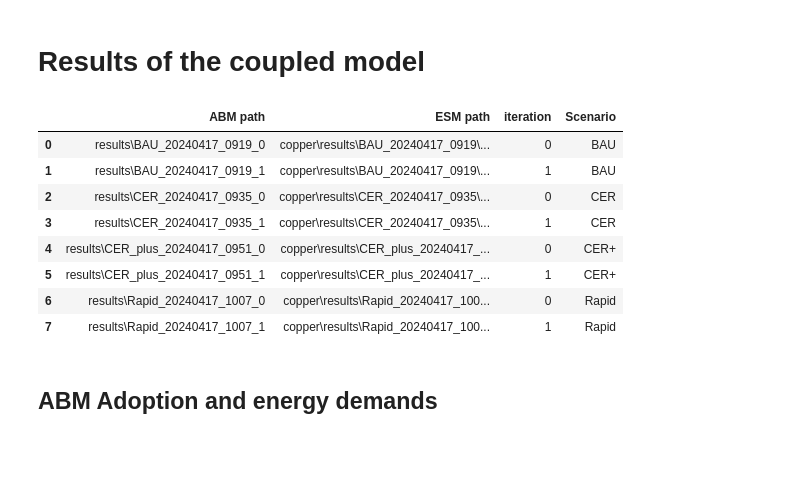
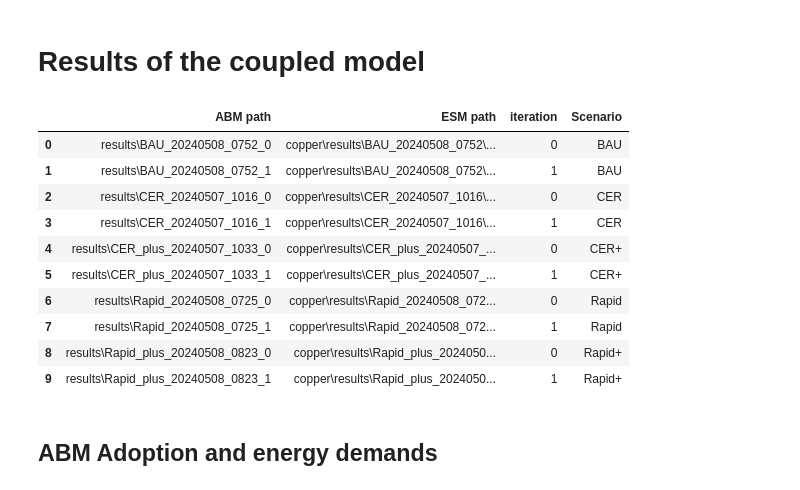
Before and after one commit to david-huck/canadopt, a Jupyter notebook: sandbox.ipynb, the cells around one changed output. Cells and saved outputs as stored; diff of their text form; code cells hidden in the pictures; blank space fills up the shorter version.

```diff
--- a/sandbox.ipynb
+++ b/sandbox.ipynb
@@ -103,42 +103,44 @@ fig.update_layout(yaxis_title="Peak demand (MW)")
 # %%
 import plotly.express as px
 import plotly.graph_objects as go
 import numpy as np
 from pathlib import Path
 import pandas as pd
 
 from abetam.figures import sciencify_plotly_fig
 
 def copper_result_dir(abm_result_dir: Path):
     scen_date, iteration = abm_result_dir.stem.rsplit("_",1)
     result_dirs = list(Path(f"copper/results/{scen_date}").iterdir())
     result_dirs = sorted(result_dirs)
     return result_dirs[int(iteration)]
 
 abm_result_dirs = Path("results").iterdir()
-date = "20240417"
+date = "202405"
 abm_result_dirs = [d for d in abm_result_dirs if date in d.name]
 # abm_result_dirs
 result_df = pd.DataFrame(list([(d, copper_result_dir(d)) for d in sorted(abm_result_dirs)]), columns=["ABM path", "ESM path"])
 result_df["iteration"] = result_df["ABM path"].apply( lambda p: p.stem.rsplit("_",1)[-1]).astype(int)
 
 result_df["Scenario"] = result_df["ABM path"].apply( lambda p: p.stem.split("_",1)[0])
 
 scen_mod = result_df["ABM path"].apply(lambda p: "+" if "_plus" in p.stem else "")
 
 result_df["Scenario"] = result_df["Scenario"] + scen_mod
 
 result_df
 # %% [output]
 |  | ABM path | ESM path | iteration | Scenario |
-| 0 | results\BAU_20240417_0919_0 | copper\results\BAU_20240417_0919\... | 0 | BAU |
-| 1 | results\BAU_20240417_0919_1 | copper\results\BAU_20240417_0919\... | 1 | BAU |
-| 2 | results\CER_20240417_0935_0 | copper\results\CER_20240417_0935\... | 0 | CER |
-| 3 | results\CER_20240417_0935_1 | copper\results\CER_20240417_0935\... | 1 | CER |
-| 4 | results\CER_plus_20240417_0951_0 | copper\results\CER_plus_20240417_... | 0 | CER+ |
-| 5 | results\CER_plus_20240417_0951_1 | copper\results\CER_plus_20240417_... | 1 | CER+ |
-| 6 | results\Rapid_20240417_1007_0 | copper\results\Rapid_20240417_100... | 0 | Rapid |
-| 7 | results\Rapid_20240417_1007_1 | copper\results\Rapid_20240417_100... | 1 | Rapid |
+| 0 | results\BAU_20240508_0752_0 | copper\results\BAU_20240508_0752\... | 0 | BAU |
+| 1 | results\BAU_20240508_0752_1 | copper\results\BAU_20240508_0752\... | 1 | BAU |
+| 2 | results\CER_20240507_1016_0 | copper\results\CER_20240507_1016\... | 0 | CER |
+| 3 | results\CER_20240507_1016_1 | copper\results\CER_20240507_1016\... | 1 | CER |
+| 4 | results\CER_plus_20240507_1033_0 | copper\results\CER_plus_20240507_... | 0 | CER+ |
+| 5 | results\CER_plus_20240507_1033_1 | copper\results\CER_plus_20240507_... | 1 | CER+ |
+| 6 | results\Rapid_20240508_0725_0 | copper\results\Rapid_20240508_072... | 0 | Rapid |
+| 7 | results\Rapid_20240508_0725_1 | copper\results\Rapid_20240508_072... | 1 | Rapid |
+| 8 | results\Rapid_plus_20240508_0823_0 | copper\results\Rapid_plus_2024050... | 0 | Rapid+ |
+| 9 | results\Rapid_plus_20240508_0823_1 | copper\results\Rapid_plus_2024050... | 1 | Rapid+ |
 # %%
 # # zip all the results
 # from zipfile import ZipFile, ZIP_DEFLATED
```
Also changed, not shown: parts of 35 cells of this notebook.
